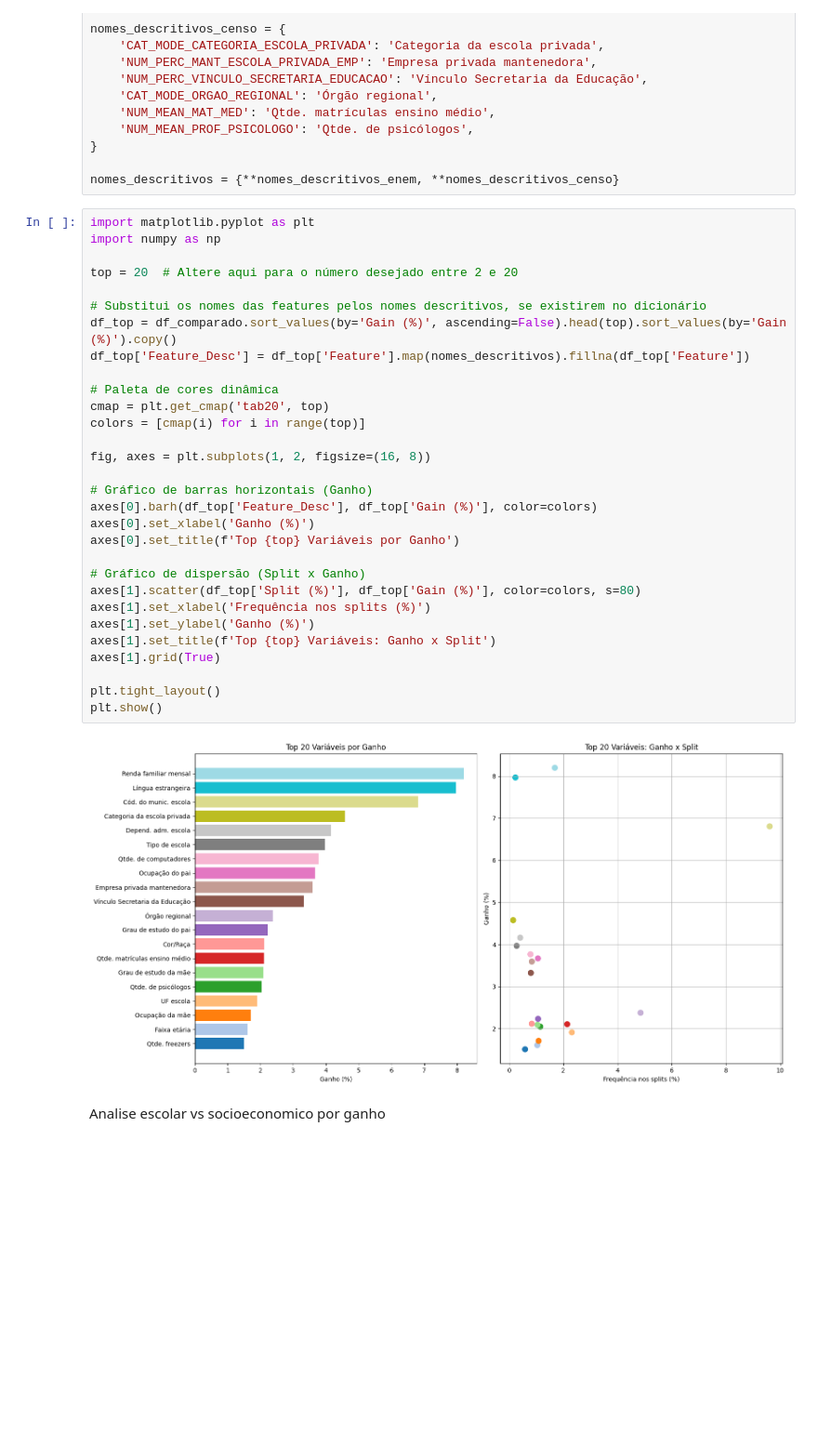
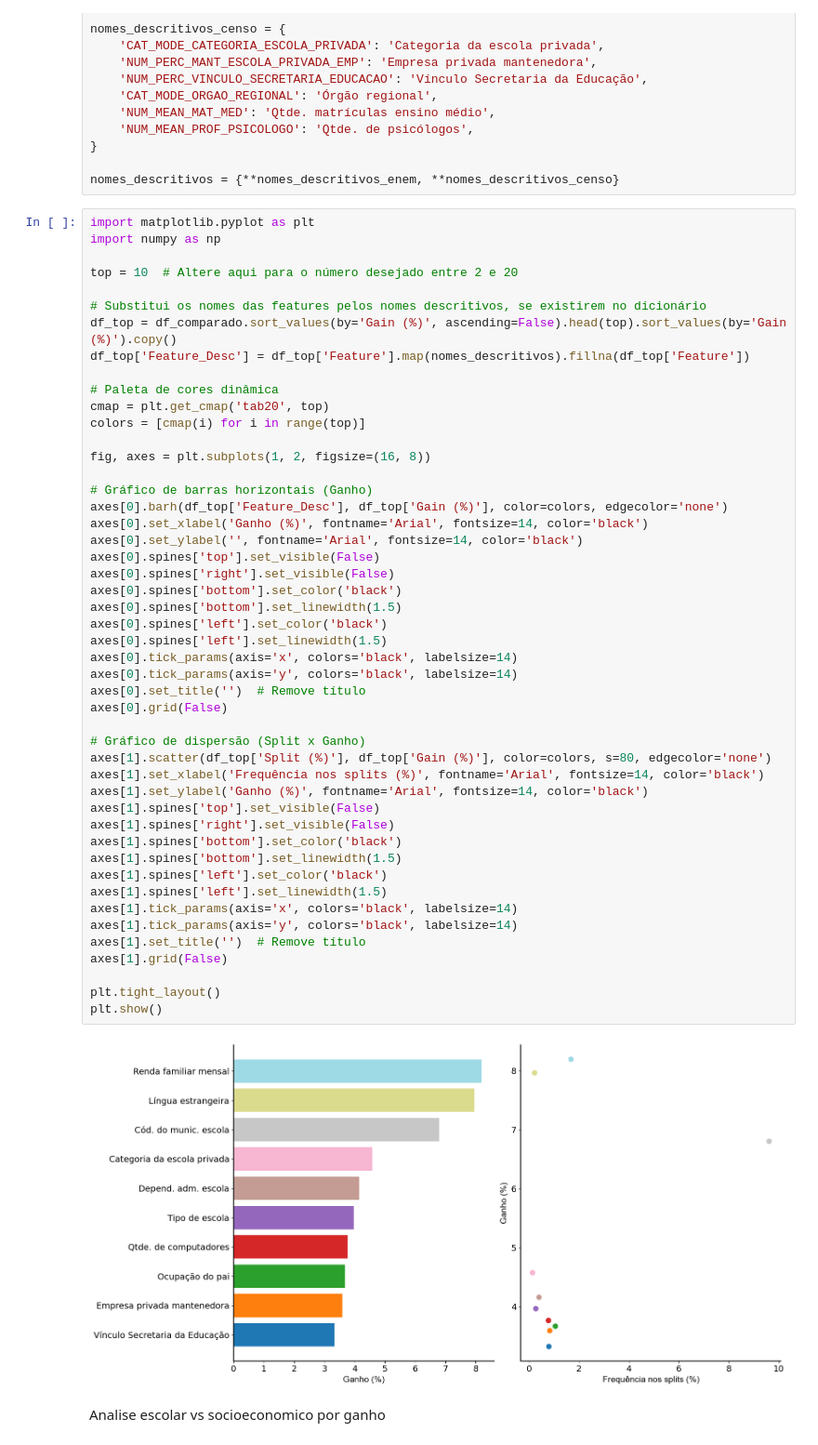
Before and after one commit to Brenosmith/TccImpactoEscolaEnem, a Jupyter notebook: src/10_SHAP_Base_Unificada.ipynb, the cells around one changed output. Shown: that part at 93% size. Drawn from its saved outputs; the diff is of its cells as text; blank space fills up the shorter version.

```diff
--- a/src/10_SHAP_Base_Unificada.ipynb
+++ b/src/10_SHAP_Base_Unificada.ipynb
@@ -186,35 +186,53 @@ nomes_descritivos = {**nomes_descritivos_enem, **nomes_descritivos_censo}
 # %%
 import matplotlib.pyplot as plt
 import numpy as np
 
-top = 20  # Altere aqui para o número desejado entre 2 e 20
+top = 10  # Altere aqui para o número desejado entre 2 e 20
 
 # Substitui os nomes das features pelos nomes descritivos, se existirem no dicionário
 df_top = df_comparado.sort_values(by='Gain (%)', ascending=False).head(top).sort_values(by='Gain (%)').copy()
 df_top['Feature_Desc'] = df_top['Feature'].map(nomes_descritivos).fillna(df_top['Feature'])
 
 # Paleta de cores dinâmica
 cmap = plt.get_cmap('tab20', top)
 colors = [cmap(i) for i in range(top)]
 
 fig, axes = plt.subplots(1, 2, figsize=(16, 8))
 
 # Gráfico de barras horizontais (Ganho)
-axes[0].barh(df_top['Feature_Desc'], df_top['Gain (%)'], color=colors)
-axes[0].set_xlabel('Ganho (%)')
-axes[0].set_title(f'Top {top} Variáveis por Ganho')
+axes[0].barh(df_top['Feature_Desc'], df_top['Gain (%)'], color=colors, edgecolor='none')
+axes[0].set_xlabel('Ganho (%)', fontname='Arial', fontsize=14, color='black')
+axes[0].set_ylabel('', fontname='Arial', fontsize=14, color='black')
+axes[0].spines['top'].set_visible(False)
+axes[0].spines['right'].set_visible(False)
+axes[0].spines['bottom'].set_color('black')
+axes[0].spines['bottom'].set_linewidth(1.5)
+axes[0].spines['left'].set_color('black')
+axes[0].spines['left'].set_linewidth(1.5)
+axes[0].tick_params(axis='x', colors='black', labelsize=14)
+axes[0].tick_params(axis='y', colors='black', labelsize=14)
+axes[0].set_title('')  # Remove título
+axes[0].grid(False)
 
 # Gráfico de dispersão (Split x Ganho)
-axes[1].scatter(df_top['Split (%)'], df_top['Gain (%)'], color=colors, s=80)
-axes[1].set_xlabel('Frequência nos splits (%)')
-axes[1].set_ylabel('Ganho (%)')
-axes[1].set_title(f'Top {top} Variáveis: Ganho x Split')
-axes[1].grid(True)
+axes[1].scatter(df_top['Split (%)'], df_top['Gain (%)'], color=colors, s=80, edgecolor='none')
+axes[1].set_xlabel('Frequência nos splits (%)', fontname='Arial', fontsize=14, color='black')
+axes[1].set_ylabel('Ganho (%)', fontname='Arial', fontsize=14, color='black')
+axes[1].spines['top'].set_visible(False)
+axes[1].spines['right'].set_visible(False)
+axes[1].spines['bottom'].set_color('black')
+axes[1].spines['bottom'].set_linewidth(1.5)
+axes[1].spines['left'].set_color('black')
+axes[1].spines['left'].set_linewidth(1.5)
+axes[1].tick_params(axis='x', colors='black', labelsize=14)
+axes[1].tick_params(axis='y', colors='black', labelsize=14)
+axes[1].set_title('')  # Remove título
+axes[1].grid(False)
 
 plt.tight_layout()
 plt.show()
 # %% [output]
-[figure, old version]
+[figure, new version]
 # %% [markdown]
 Analise escolar vs socioeconomico por ganho
 # %%
```
Also changed, not shown: parts of 5 cells of this notebook, 2 other files.
